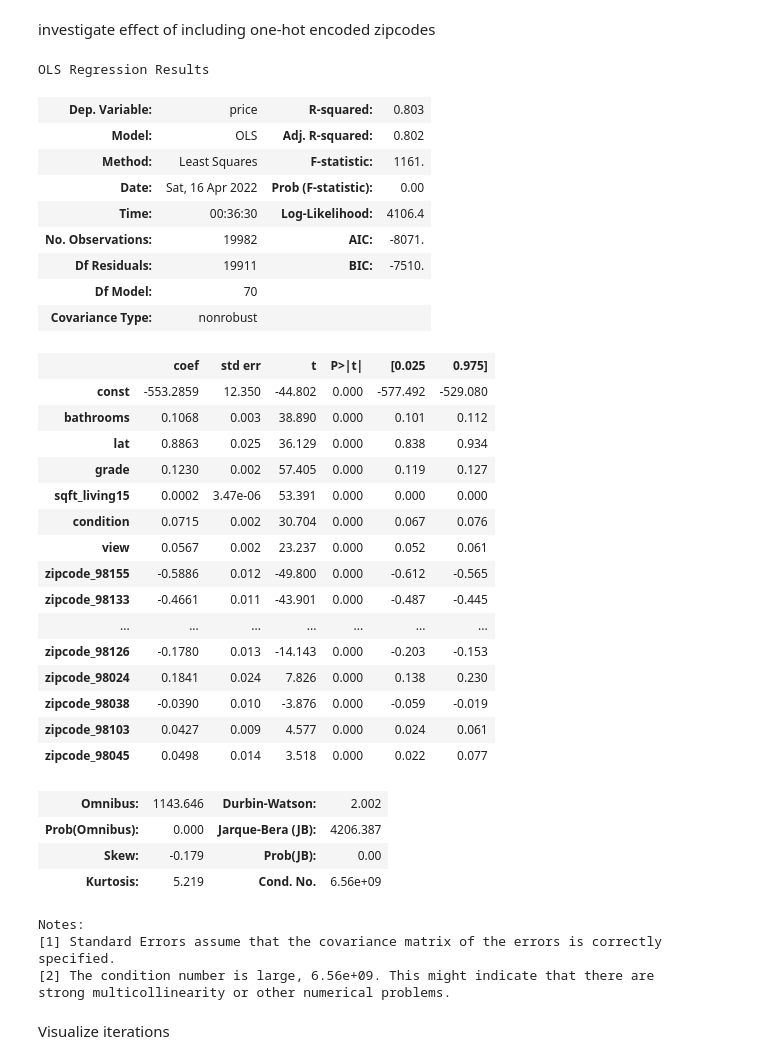
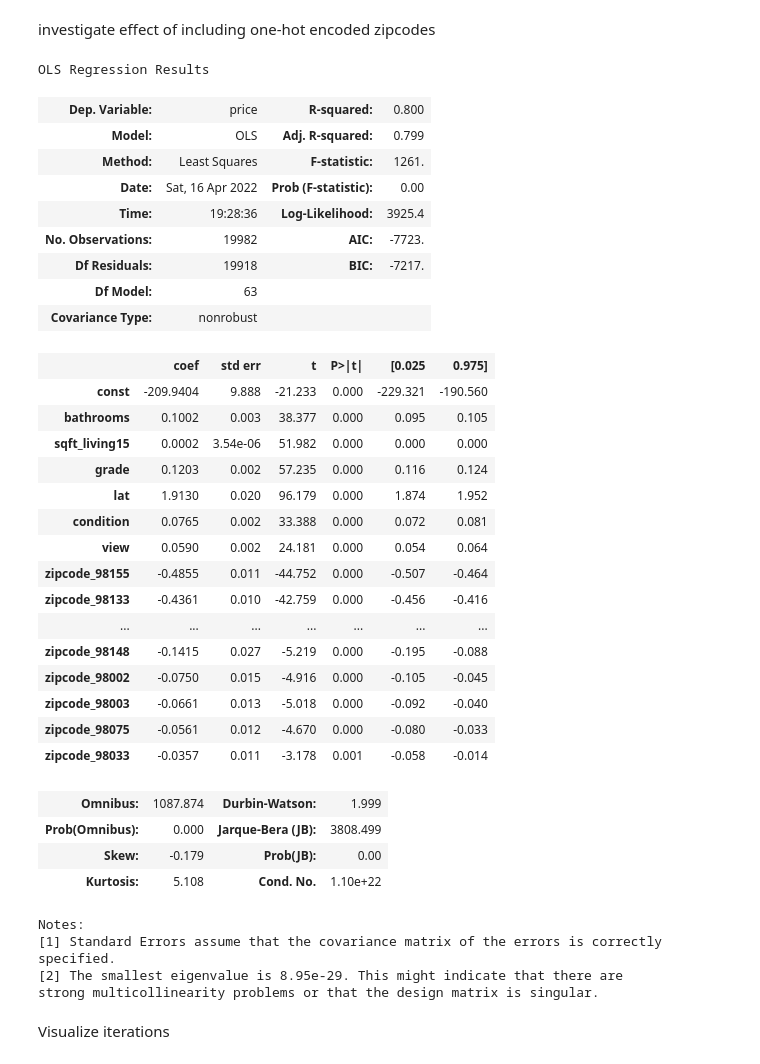
Before and after one commit to Zeth-Abney/Flatiron-school, a Jupyter notebook: phase-2/PROJECT/EDA.ipynb, the cells around one changed output. Drawn from its saved outputs; the diff is of its cells as text; code cells hidden in the pictures.

```diff
--- a/phase-2/PROJECT/EDA.ipynb
+++ b/phase-2/PROJECT/EDA.ipynb
@@ -1045,7 +1048,10 @@ Notes:
 strong multicollinearity or other numerical problems.
 # %%
+X_waters['waterfront_loc'] = waterfront_list
+waterfront_dummies = pd.get_dummies(X_waters.waterfront_loc,prefix='waterfront',prefix_sep='_').drop('waterfront_NONE',axis=1)
+
 X_hot_waters = pd.concat([X_waters,waterfront_dummies],axis=1)
-X_hot_waters = X_waters.drop('zipcode',axis=1)
+X_hot_waters = X_hot_waters.drop(['zipcode','waterfront_loc'],axis=1)
 # %%
 stepwise_selections = stepwise_selection(X_hot_waters,y_log,verbose=False)
 X_hot_waters = X_hot_waters[stepwise_selections]
@@ -1115,54 +1146,54 @@ investigate effect of including one-hot encoded zipcodes
 # %%
 # wasted 3 whole minuts of my life running this cell, Jarque Bera and Kurtosis both increased dramatically.
 
-X_waters = pd.concat([X_waters.drop(['yr_renovated','yr_built'],axis=1),zipcode_dummies],axis=1)
+X_hot_waters = pd.concat([X_hot_waters.drop(['yr_renovated','yr_built'],axis=1),zipcode_dummies],axis=1)
 
-stepwise_selections = stepwise_selection(X_waters,y_log,verbose=False)
-X_waters = X_waters[stepwise_selections]
+stepwise_selections = stepwise_selection(X_hot_waters,y_log,verbose=False)
+X_hot_waters = X_hot_waters[stepwise_selections]
 
-recursive_selections = run_RFECV(X_waters,y_log)
-X_waters = X_waters[recursive_selections]
+recursive_selections = run_RFECV(X_hot_waters,y_log)
+X_hot_waters = X_hot_waters[recursive_selections]
 
 
-hot_zip_water_model = run_OLS_model(X_waters,y_log)
+hot_zip_water_model = run_OLS_model(X_hot_waters,y_log)
 hot_zip_water_model_strength = model_strength_indicators(hot_zip_water_model)
 
 hot_zip_water_model.summary()
 # %% [output]
 OLS Regression Results
-| Dep. Variable: | price | R-squared: | 0.803 |
-| Model: | OLS | Adj. R-squared: | 0.802 |
-| Method: | Least Squares | F-statistic: | 1161. |
+| Dep. Variable: | price | R-squared: | 0.800 |
+| Model: | OLS | Adj. R-squared: | 0.799 |
+| Method: | Least Squares | F-statistic: | 1261. |
 | Date: | Sat, 16 Apr 2022 | Prob (F-statistic): | 0.00 |
-| Time: | 00:36:30 | Log-Likelihood: | 4106.4 |
-| No. Observations: | 19982 | AIC: | -8071. |
-| Df Residuals: | 19911 | BIC: | -7510. |
-| Df Model: | 70 |  |  |
+| Time: | 19:28:36 | Log-Likelihood: | 3925.4 |
+| No. Observations: | 19982 | AIC: | -7723. |
+| Df Residuals: | 19918 | BIC: | -7217. |
+| Df Model: | 63 |  |  |
 | Covariance Type: | nonrobust |  |  |
 |  | coef | std err | t | P>|t| | [0.025 | 0.975] |
-| const | -553.2859 | 12.350 | -44.802 | 0.000 | -577.492 | -529.080 |
-| bathrooms | 0.1068 | 0.003 | 38.890 | 0.000 | 0.101 | 0.112 |
-| lat | 0.8863 | 0.025 | 36.129 | 0.000 | 0.838 | 0.934 |
-| grade | 0.1230 | 0.002 | 57.405 | 0.000 | 0.119 | 0.127 |
-| sqft_living15 | 0.0002 | 3.47e-06 | 53.391 | 0.000 | 0.000 | 0.000 |
-| condition | 0.0715 | 0.002 | 30.704 | 0.000 | 0.067 | 0.076 |
-| view | 0.0567 | 0.002 | 23.237 | 0.000 | 0.052 | 0.061 |
-| zipcode_98155 | -0.5886 | 0.012 | -49.800 | 0.000 | -0.612 | -0.565 |
-| zipcode_98133 | -0.4661 | 0.011 | -43.901 | 0.000 | -0.487 | -0.445 |
+| const | -209.9404 | 9.888 | -21.233 | 0.000 | -229.321 | -190.560 |
+| bathrooms | 0.1002 | 0.003 | 38.377 | 0.000 | 0.095 | 0.105 |
+| sqft_living15 | 0.0002 | 3.54e-06 | 51.982 | 0.000 | 0.000 | 0.000 |
+| grade | 0.1203 | 0.002 | 57.235 | 0.000 | 0.116 | 0.124 |
+| lat | 1.9130 | 0.020 | 96.179 | 0.000 | 1.874 | 1.952 |
+| condition | 0.0765 | 0.002 | 33.388 | 0.000 | 0.072 | 0.081 |
+| view | 0.0590 | 0.002 | 24.181 | 0.000 | 0.054 | 0.064 |
+| zipcode_98155 | -0.4855 | 0.011 | -44.752 | 0.000 | -0.507 | -0.464 |
+| zipcode_98133 | -0.4361 | 0.010 | -42.759 | 0.000 | -0.456 | -0.416 |
 | ... | ... | ... | ... | ... | ... | ... |
-| zipcode_98126 | -0.1780 | 0.013 | -14.143 | 0.000 | -0.203 | -0.153 |
-| zipcode_98024 | 0.1841 | 0.024 | 7.826 | 0.000 | 0.138 | 0.230 |
-| zipcode_98038 | -0.0390 | 0.010 | -3.876 | 0.000 | -0.059 | -0.019 |
-| zipcode_98103 | 0.0427 | 0.009 | 4.577 | 0.000 | 0.024 | 0.061 |
-| zipcode_98045 | 0.0498 | 0.014 | 3.518 | 0.000 | 0.022 | 0.077 |
+| zipcode_98148 | -0.1415 | 0.027 | -5.219 | 0.000 | -0.195 | -0.088 |
+| zipcode_98002 | -0.0750 | 0.015 | -4.916 | 0.000 | -0.105 | -0.045 |
+| zipcode_98003 | -0.0661 | 0.013 | -5.018 | 0.000 | -0.092 | -0.040 |
+| zipcode_98075 | -0.0561 | 0.012 | -4.670 | 0.000 | -0.080 | -0.033 |
+| zipcode_98033 | -0.0357 | 0.011 | -3.178 | 0.001 | -0.058 | -0.014 |
-| Omnibus: | 1143.646 | Durbin-Watson: | 2.002 |
-| Prob(Omnibus): | 0.000 | Jarque-Bera (JB): | 4206.387 |
+| Omnibus: | 1087.874 | Durbin-Watson: | 1.999 |
+| Prob(Omnibus): | 0.000 | Jarque-Bera (JB): | 3808.499 |
 | Skew: | -0.179 | Prob(JB): | 0.00 |
-| Kurtosis: | 5.219 | Cond. No. | 6.56e+09 |
+| Kurtosis: | 5.108 | Cond. No. | 1.10e+22 |
 Notes:
 [1] Standard Errors assume that the covariance matrix of the errors is correctly specified.
-[2] The condition number is large, 6.56e+09. This might indicate that there are
-strong multicollinearity or other numerical problems.
+[2] The smallest eigenvalue is 8.95e-29. This might indicate that there are
+strong multicollinearity problems or that the design matrix is singular.
 # %% [markdown]
 Visualize iterations
 # %%
```
Also changed, not shown: parts of 30 cells of this notebook, 18 other files.
